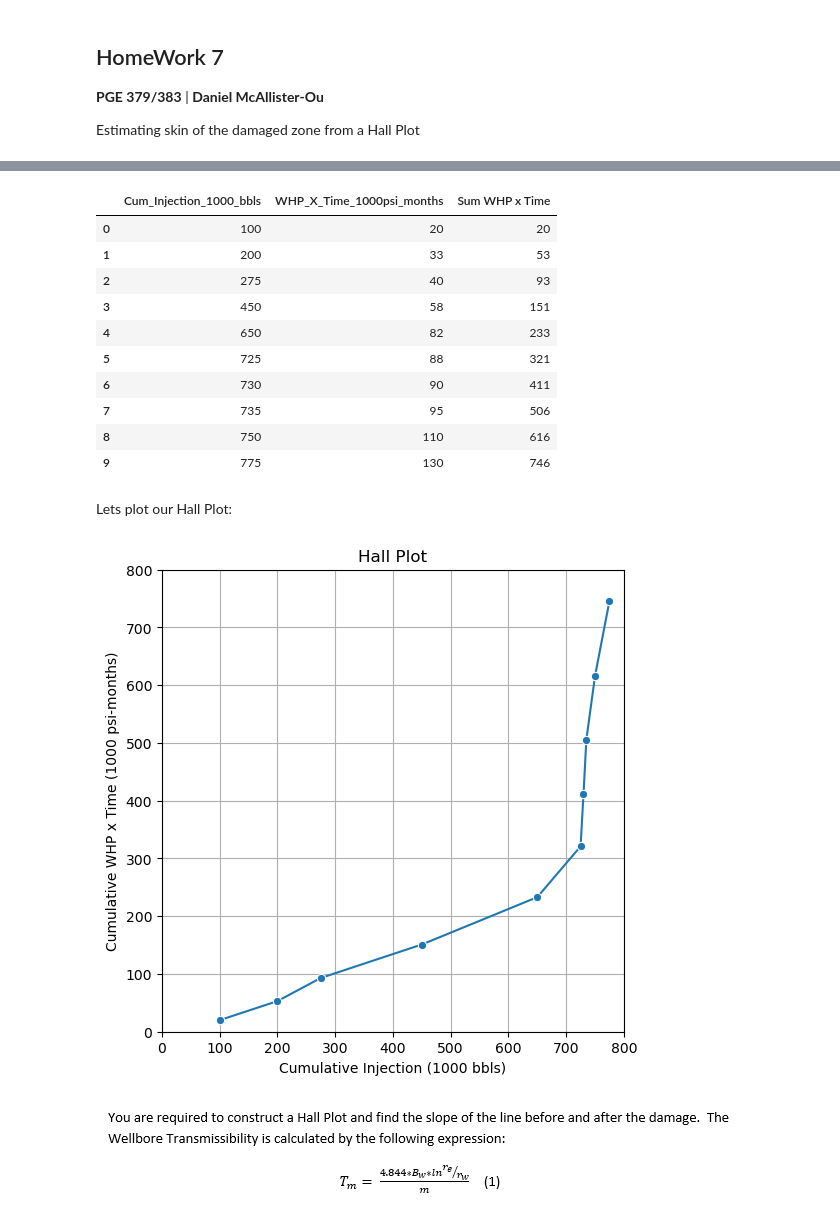
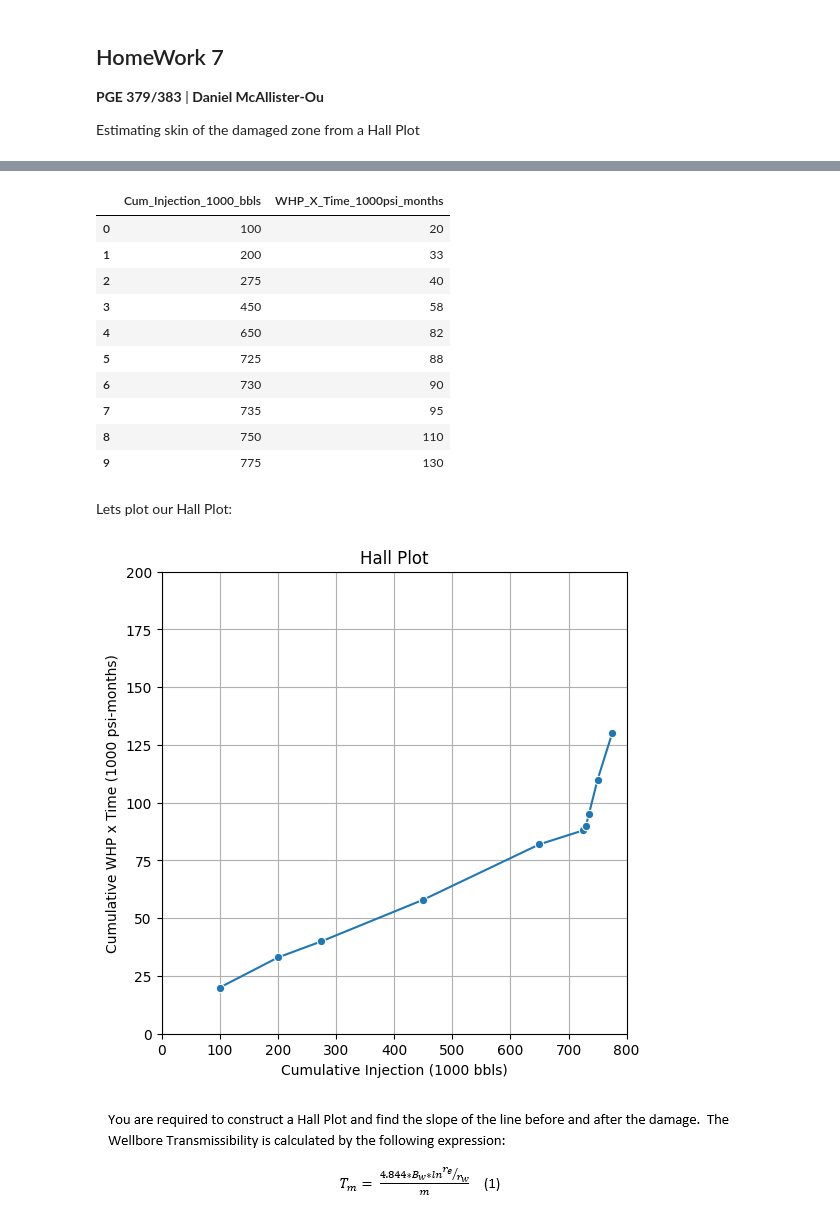
Before and after one commit to oudanny/well_testing, a Jupyter notebook: hw7.ipynb, the cells around one changed output, grey strips where cells are left out. Drawn from its saved outputs; the diff is of its cells as text; code cells hidden in the pictures.

```diff
--- a/hw7.ipynb
+++ b/hw7.ipynb
@@ -48,35 +48,35 @@ data = {
 }
 
 hall_data = pd.DataFrame(data)
-hall_data['Sum WHP x Time'] = hall_data['WHP_X_Time_1000psi_months'].cumsum()
+# hall_data['Sum WHP x Time'] = hall_data['WHP_X_Time_1000psi_months'].cumsum()
 hall_data.head(10)
 # %% [output]
-|  | Cum_Injection_1000_bbls | WHP_X_Time_1000psi_months | Sum WHP x Time |
-| 0 | 100 | 20 | 20 |
-| 1 | 200 | 33 | 53 |
-| 2 | 275 | 40 | 93 |
-| 3 | 450 | 58 | 151 |
-| 4 | 650 | 82 | 233 |
-| 5 | 725 | 88 | 321 |
-| 6 | 730 | 90 | 411 |
-| 7 | 735 | 95 | 506 |
-| 8 | 750 | 110 | 616 |
-| 9 | 775 | 130 | 746 |
+|  | Cum_Injection_1000_bbls | WHP_X_Time_1000psi_months |
+| 0 | 100 | 20 |
+| 1 | 200 | 33 |
+| 2 | 275 | 40 |
+| 3 | 450 | 58 |
+| 4 | 650 | 82 |
+| 5 | 725 | 88 |
+| 6 | 730 | 90 |
+| 7 | 735 | 95 |
+| 8 | 750 | 110 |
+| 9 | 775 | 130 |
 # %% [markdown]
 Lets plot our Hall Plot:
 # %%
 fig,ax = plt.subplots(figsize=(6,6))
-sns.lineplot(data=hall_data, x="Cum_Injection_1000_bbls", y="Sum WHP x Time", marker='o', ax=ax)
+sns.lineplot(data=hall_data, x="Cum_Injection_1000_bbls", y="WHP_X_Time_1000psi_months", marker='o', ax=ax)
 ax.set_title('Hall Plot')
 ax.set_xlabel('Cumulative Injection (1000 bbls)')
 ax.set_ylabel('Cumulative WHP x Time (1000 psi-months)')
 ax.set_xlim(0, 800)
-ax.set_ylim(0, 800)
-ax.set_aspect('equal')
+ax.set_ylim(0, 200)
+# ax.set_aspect('equal')
 plt.grid()
 plt.show()
 # %% [output]
-[figure, old version]
+[figure, new version]
 # %% [markdown]
 ![image.png](attachment:image.png)
 # %%
```
Also changed, not shown: parts of 3 cells of this notebook, 1 other file.
